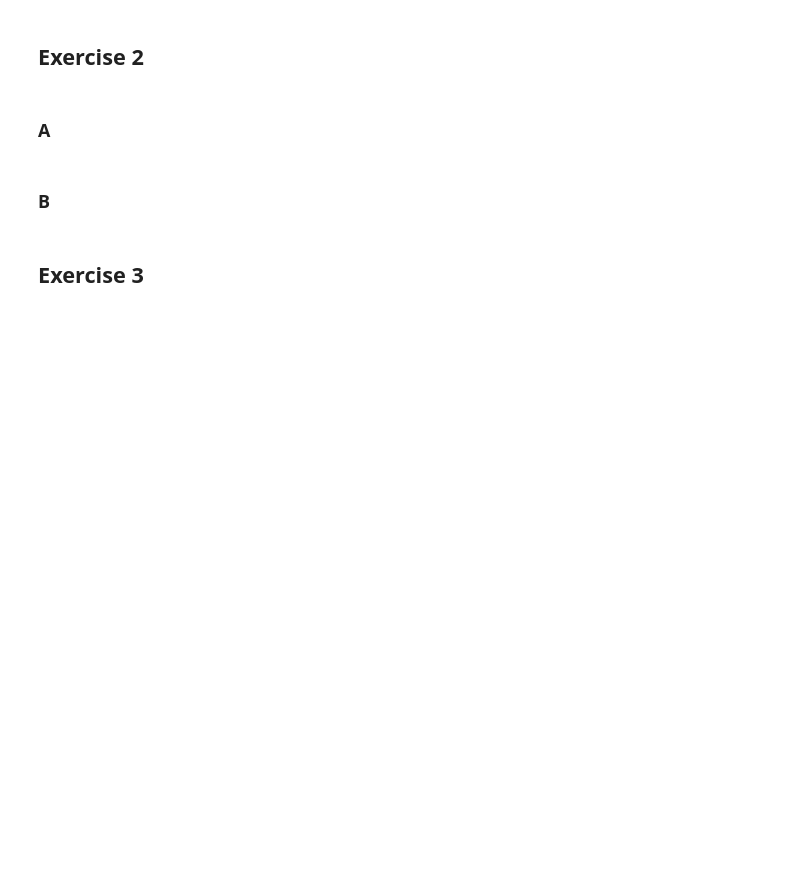
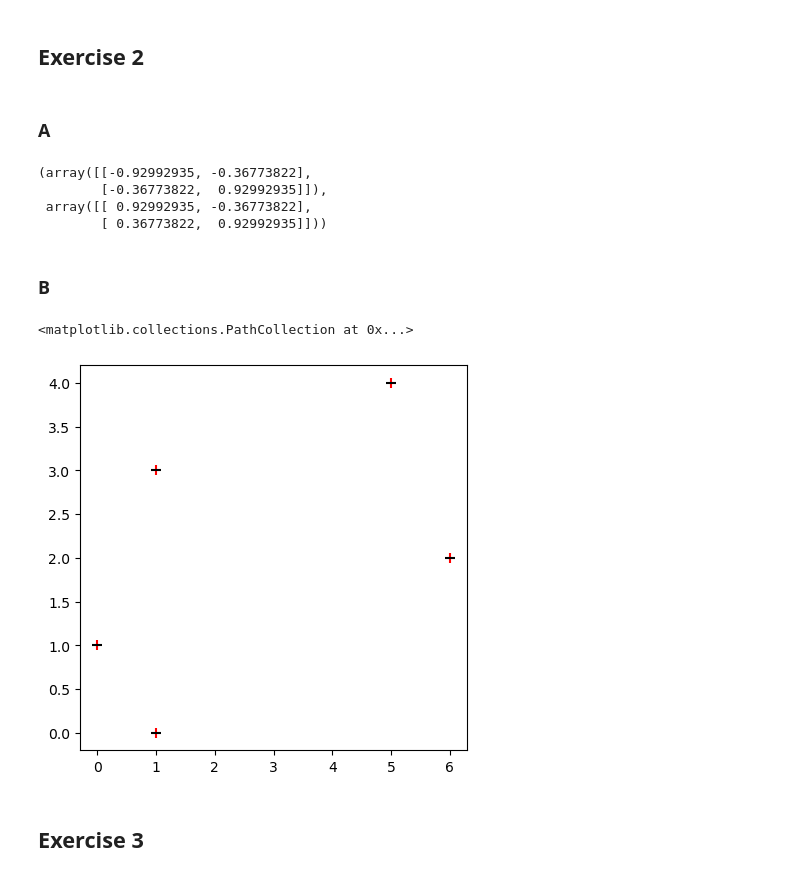
Before and after one commit to al-pi314/computer_vision, a Jupyter notebook: assigments/assignment6/solutions.ipynb, the cells around one changed output. Saved outputs shown, nothing was run; the diff lists cells and outputs as text; code cells hidden in the pictures; blank space fills up the shorter version.

Commit message:
final visualizations

```diff
--- a/assigments/assignment6/solutions.ipynb
+++ b/assigments/assignment6/solutions.ipynb
@@ -122,30 +146,38 @@ for i in range(points.shape[1]):
 def dual_pca(X):
     N = X.shape[1]
     X_centered = centered(X)
-    ipm = np.dot(X_centered.T, X_centered) / N
+    ipm = np.dot(X_centered.T, X_centered) / (N - 1)
     main_directions, importance, _ = np.linalg.svd(ipm)
     importance += 10**-15
-    main_directions = np.dot(X_centered, main_directions) / np.sqrt(N * importance)
+    main_directions = np.dot(X_centered, main_directions) / np.sqrt((N - 1) * importance)
     return main_directions, importance
 # %%
 dp_main_directions, dp_importance = dual_pca(points)
 main_directions, dp_main_directions[:2, :2]
+# %% [output]
+(array([[-0.92992935, -0.36773822],
+        [-0.36773822,  0.92992935]]),
+ array([[ 0.92992935, -0.36773822],
+        [ 0.36773822,  0.92992935]]))
+# %%
+dp_main_directions[:, 0] *= -1
 # %% [markdown]
 ### B
 # %%
 # offset
 offset = mean(points)
 
-# project points
-projected_points = np.dot(dp_main_directions.T, points - offset)
-
-# reconstructed points
-reconstructed_points = np.dot(dp_main_directions, projected_points) + offset
+missing_dimensions = dp_main_directions.shape[1] -  main_directions.shape[1]
+pca_points_in_dual_space = np.vstack([pca_points, np.zeros((missing_dimensions, pca_points.shape[1]))])
+reconstructed_points = np.dot(dp_main_directions, pca_points_in_dual_space) + mean_point
 
 # plot
 fig = plt.figure(figsize=(5,5))
 plt.scatter(points[0], points[1], color='red', marker='|', s=50)
 plt.scatter(reconstructed_points[0], reconstructed_points[1], color='black', marker='_', s=50)
+# %% [output]
+<matplotlib.collections.PathCollection at 0x...>
+[figure, added]
 # %% [markdown]
 ## Exercise 3
 # %% [markdown]
```
Also changed, not shown: parts of 45 cells of this notebook.
